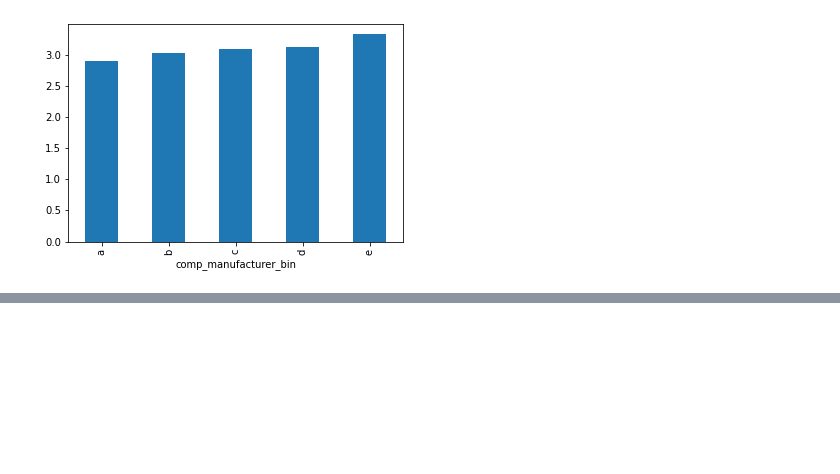
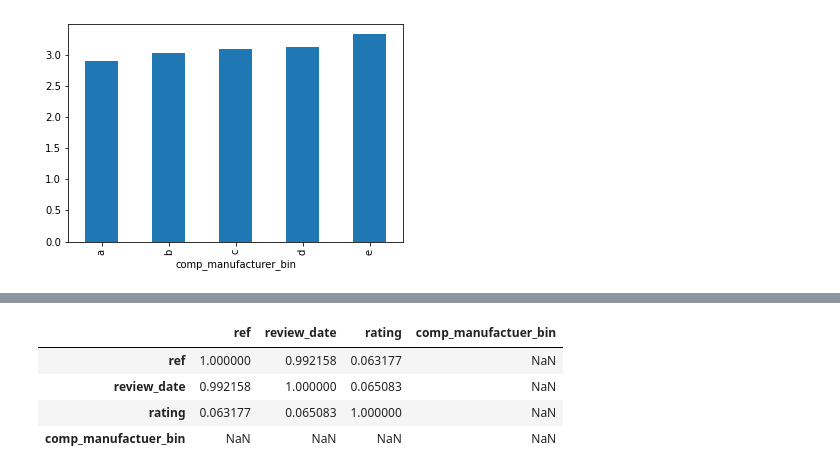
Before and after one commit to jchandleroneal/bsc-phase-three-project, a Jupyter notebook: notebooks/exploratory/mallory/data_scraping.ipynb, the cells around one changed output, grey strips where cells are left out. Saved outputs shown, nothing was run; the diff lists cells and outputs as text; code cells hidden in the pictures; blank space fills up the shorter version.

```diff
--- a/notebooks/exploratory/mallory/data_scraping.ipynb
+++ b/notebooks/exploratory/mallory/data_scraping.ipynb
@@ -436,7 +420,7 @@ df.at[bin_b_index, 'comp_manufacturer_bin'] = 'd'
 # %%
-second_bin = x[400:]
-bin_b_index = df[df.company_manufacturer.isin(second_bin)].index
-df.at[bin_b_index, 'comp_manufacturer_bin'] = 'e'
+second_bin = x[401:]
+bin_e_index = df[df.company_manufacturer.isin(second_bin)].index
+df.at[bin_e_index, 'comp_manufacturer_bin'] = 'e'
 # %%
 df['comp_manufacturer_bin'].value_counts()
 # %% [output]
@@ -456,16 +440,6 @@ df.groupby('comp_manufacturer_bin')['rating'].mean().plot(kind='bar')
 # %% [output]
 <matplotlib.axes._subplots.AxesSubplot at 0x...>
 [figure]
-# %%
-
-x = orderedrtandgross.worldwide_gross
-df = pd.DataFrame({"x":x})
-fig, ax = plt.subplots(figsize=(15,6))
-bins= [0,500,1000, 1500, 2000, 2500]
-plt.hist(df.values, bins=bins, edgecolor="k")
-plt.xticks(bins)
-plt.xlabel('World Wide Gross in Millions of Dollars')
-plt.ylabel('Number of Movies ')
-ax.set_title("World Wide Gross", fontsize=18)
-
-plt.show()
+# %%
+df = df.copy()
+df
@@ -471,0 +476,13 @@ plt.show()
+# %%
+idx2 = x.index('U.K.')
+third_bin = x[idx2:]
+bin_c_index = df[df.company_location.isin(third_bin)].index
+df.at[bin_c_index, 'comp_location_bin'] = 'c'
+# %%
+df.corr()
+# %% [output]
+|  | ref | review_date | rating | comp_manufactuer_bin |
+| ref | 1.000000 | 0.992158 | 0.063177 | NaN |
+| review_date | 0.992158 | 1.000000 | 0.065083 | NaN |
+| rating | 0.063177 | 0.065083 | 1.000000 | NaN |
+| comp_manufactuer_bin | NaN | NaN | NaN | NaN |
```
Also changed, not shown: parts of 24 cells of this notebook, 1 other file.
